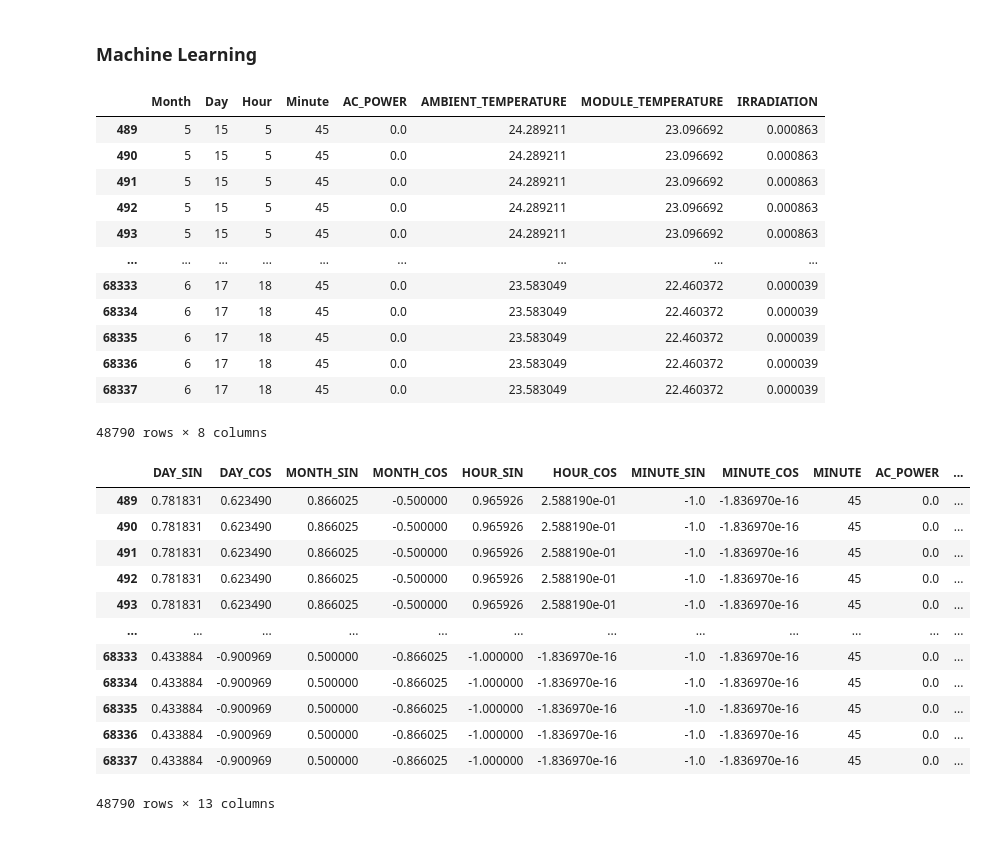
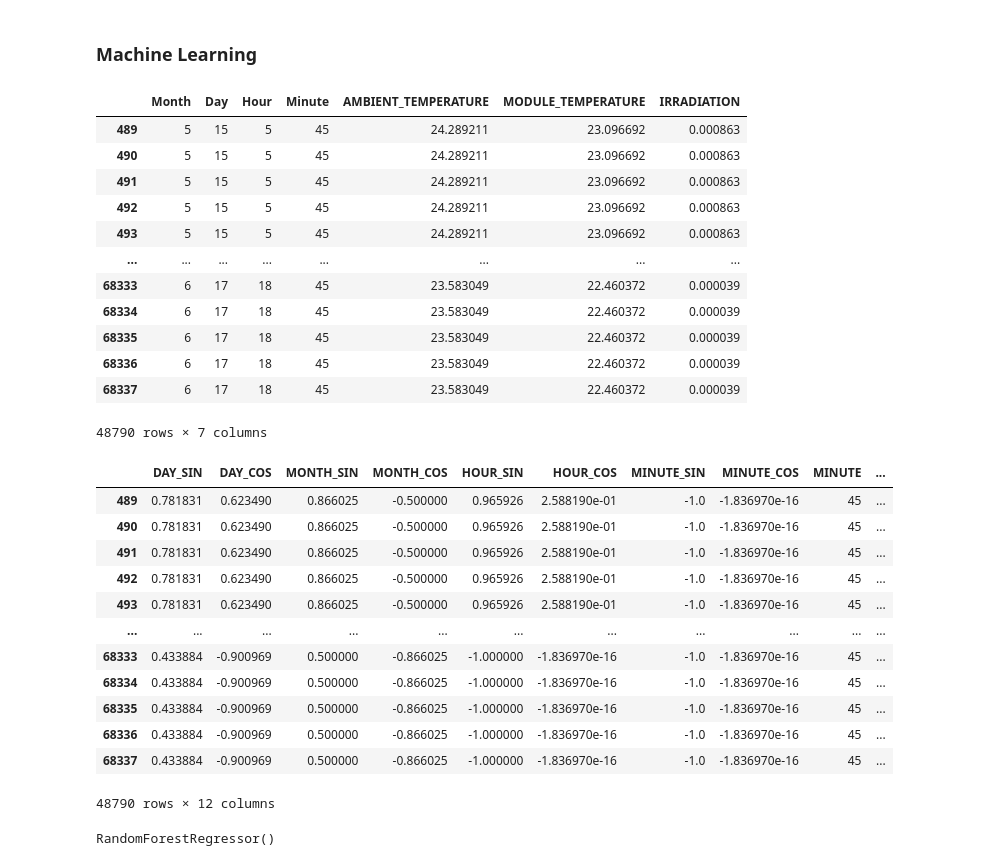
Before and after one commit to Karthik5412/Solar-Energy, a Jupyter notebook: making.ipynb, the cells around one changed output. Drawn from its saved outputs; the diff is of its cells as text; code cells hidden in the pictures.

Commit message:
1 Model done

```diff
--- a/making.ipynb
+++ b/making.ipynb
@@ -157,6 +157,6 @@ df['Hour'] = df['DATE_TIME'].dt.hour
 df['Minute'] = df['DATE_TIME'].dt.minute
 # %%
 df = df.drop(columns='DATE_TIME')
-df = df[['Month','Day','Hour','Minute', 'DC_POWER', 'AC_POWER', 'DAILY_YIELD', 'TOTAL_YIELD','AMBIENT_TEMPERATURE', 'MODULE_TEMPERATURE', 'IRRADIATION']]
+df = df[['Month','Day','Hour','Minute', 'DC_POWER',  'DAILY_YIELD', 'TOTAL_YIELD','AMBIENT_TEMPERATURE', 'MODULE_TEMPERATURE', 'IRRADIATION']]
 df
 # %% [output]
@@ -182,19 +182,19 @@ y = df['DC_POWER']
 x_encoded = x.copy()
 x_encoded
 # %% [output]
-|  | Month | Day | Hour | Minute | AC_POWER | AMBIENT_TEMPERATURE | MODULE_TEMPERATURE | IRRADIATION |
-| 489 | 5 | 15 | 5 | 45 | 0.0 | 24.289211 | 23.096692 | 0.000863 |
-| 490 | 5 | 15 | 5 | 45 | 0.0 | 24.289211 | 23.096692 | 0.000863 |
-| 491 | 5 | 15 | 5 | 45 | 0.0 | 24.289211 | 23.096692 | 0.000863 |
-| 492 | 5 | 15 | 5 | 45 | 0.0 | 24.289211 | 23.096692 | 0.000863 |
-| 493 | 5 | 15 | 5 | 45 | 0.0 | 24.289211 | 23.096692 | 0.000863 |
-| ... | ... | ... | ... | ... | ... | ... | ... | ... |
-| 68333 | 6 | 17 | 18 | 45 | 0.0 | 23.583049 | 22.460372 | 0.000039 |
-| 68334 | 6 | 17 | 18 | 45 | 0.0 | 23.583049 | 22.460372 | 0.000039 |
-| 68335 | 6 | 17 | 18 | 45 | 0.0 | 23.583049 | 22.460372 | 0.000039 |
-| 68336 | 6 | 17 | 18 | 45 | 0.0 | 23.583049 | 22.460372 | 0.000039 |
-| 68337 | 6 | 17 | 18 | 45 | 0.0 | 23.583049 | 22.460372 | 0.000039 |
+|  | Month | Day | Hour | Minute | AMBIENT_TEMPERATURE | MODULE_TEMPERATURE | IRRADIATION |
+| 489 | 5 | 15 | 5 | 45 | 24.289211 | 23.096692 | 0.000863 |
+| 490 | 5 | 15 | 5 | 45 | 24.289211 | 23.096692 | 0.000863 |
+| 491 | 5 | 15 | 5 | 45 | 24.289211 | 23.096692 | 0.000863 |
+| 492 | 5 | 15 | 5 | 45 | 24.289211 | 23.096692 | 0.000863 |
+| 493 | 5 | 15 | 5 | 45 | 24.289211 | 23.096692 | 0.000863 |
+| ... | ... | ... | ... | ... | ... | ... | ... |
+| 68333 | 6 | 17 | 18 | 45 | 23.583049 | 22.460372 | 0.000039 |
+| 68334 | 6 | 17 | 18 | 45 | 23.583049 | 22.460372 | 0.000039 |
+| 68335 | 6 | 17 | 18 | 45 | 23.583049 | 22.460372 | 0.000039 |
+| 68336 | 6 | 17 | 18 | 45 | 23.583049 | 22.460372 | 0.000039 |
+| 68337 | 6 | 17 | 18 | 45 | 23.583049 | 22.460372 | 0.000039 |
-48790 rows × 8 columns
+48790 rows × 7 columns
 # %%
 # We have only one challenge all are numbers only time and date
 # Here I am using cyclic encoding
@@ -214,19 +214,19 @@ x_encoded['day_cos'] = np.cos(2 * np.pi * x['Day'] / 7)
 x_encoded = x_encoded.drop(columns= ['Month','Day', 'Hour', 'Hour'])
 x_encoded.columns = x_encoded.columns.str.upper()
 # %%
-x_encoded = x_encoded[['DAY_SIN', 'DAY_COS','MONTH_SIN', 'MONTH_COS','HOUR_SIN', 'HOUR_COS','MINUTE_SIN', 'MINUTE_COS','MINUTE', 'AC_POWER', 'AMBIENT_TEMPERATURE', 'MODULE_TEMPERATURE','IRRADIATION']]
+x_encoded = x_encoded[['DAY_SIN', 'DAY_COS','MONTH_SIN', 'MONTH_COS','HOUR_SIN', 'HOUR_COS','MINUTE_SIN', 'MINUTE_COS','MINUTE',  'AMBIENT_TEMPERATURE', 'MODULE_TEMPERATURE','IRRADIATION']]
 x_encoded
 # %% [output]
-|  | DAY_SIN | DAY_COS | MONTH_SIN | MONTH_COS | HOUR_SIN | HOUR_COS | MINUTE_SIN | MINUTE_COS | MINUTE | AC_POWER | ... |
-| 489 | 0.781831 | 0.623490 | 0.866025 | -0.500000 | 0.965926 | 2.588190e-01 | -1.0 | -1.836970e-16 | 45 | 0.0 | ... |
-| 490 | 0.781831 | 0.623490 | 0.866025 | -0.500000 | 0.965926 | 2.588190e-01 | -1.0 | -1.836970e-16 | 45 | 0.0 | ... |
-| 491 | 0.781831 | 0.623490 | 0.866025 | -0.500000 | 0.965926 | 2.588190e-01 | -1.0 | -1.836970e-16 | 45 | 0.0 | ... |
-| 492 | 0.781831 | 0.623490 | 0.866025 | -0.500000 | 0.965926 | 2.588190e-01 | -1.0 | -1.836970e-16 | 45 | 0.0 | ... |
-| 493 | 0.781831 | 0.623490 | 0.866025 | -0.500000 | 0.965926 | 2.588190e-01 | -1.0 | -1.836970e-16 | 45 | 0.0 | ... |
-| ... | ... | ... | ... | ... | ... | ... | ... | ... | ... | ... | ... |
-| 68333 | 0.433884 | -0.900969 | 0.500000 | -0.866025 | -1.000000 | -1.836970e-16 | -1.0 | -1.836970e-16 | 45 | 0.0 | ... |
-| 68334 | 0.433884 | -0.900969 | 0.500000 | -0.866025 | -1.000000 | -1.836970e-16 | -1.0 | -1.836970e-16 | 45 | 0.0 | ... |
-| 68335 | 0.433884 | -0.900969 | 0.500000 | -0.866025 | -1.000000 | -1.836970e-16 | -1.0 | -1.836970e-16 | 45 | 0.0 | ... |
-| 68336 | 0.433884 | -0.900969 | 0.500000 | -0.866025 | -1.000000 | -1.836970e-16 | -1.0 | -1.836970e-16 | 45 | 0.0 | ... |
-| 68337 | 0.433884 | -0.900969 | 0.500000 | -0.866025 | -1.000000 | -1.836970e-16 | -1.0 | -1.836970e-16 | 45 | 0.0 | ... |
+|  | DAY_SIN | DAY_COS | MONTH_SIN | MONTH_COS | HOUR_SIN | HOUR_COS | MINUTE_SIN | MINUTE_COS | MINUTE | ... |
+| 489 | 0.781831 | 0.623490 | 0.866025 | -0.500000 | 0.965926 | 2.588190e-01 | -1.0 | -1.836970e-16 | 45 | ... |
+| 490 | 0.781831 | 0.623490 | 0.866025 | -0.500000 | 0.965926 | 2.588190e-01 | -1.0 | -1.836970e-16 | 45 | ... |
+| 491 | 0.781831 | 0.623490 | 0.866025 | -0.500000 | 0.965926 | 2.588190e-01 | -1.0 | -1.836970e-16 | 45 | ... |
+| 492 | 0.781831 | 0.623490 | 0.866025 | -0.500000 | 0.965926 | 2.588190e-01 | -1.0 | -1.836970e-16 | 45 | ... |
+| 493 | 0.781831 | 0.623490 | 0.866025 | -0.500000 | 0.965926 | 2.588190e-01 | -1.0 | -1.836970e-16 | 45 | ... |
+| ... | ... | ... | ... | ... | ... | ... | ... | ... | ... | ... |
+| 68333 | 0.433884 | -0.900969 | 0.500000 | -0.866025 | -1.000000 | -1.836970e-16 | -1.0 | -1.836970e-16 | 45 | ... |
+| 68334 | 0.433884 | -0.900969 | 0.500000 | -0.866025 | -1.000000 | -1.836970e-16 | -1.0 | -1.836970e-16 | 45 | ... |
+| 68335 | 0.433884 | -0.900969 | 0.500000 | -0.866025 | -1.000000 | -1.836970e-16 | -1.0 | -1.836970e-16 | 45 | ... |
+| 68336 | 0.433884 | -0.900969 | 0.500000 | -0.866025 | -1.000000 | -1.836970e-16 | -1.0 | -1.836970e-16 | 45 | ... |
+| 68337 | 0.433884 | -0.900969 | 0.500000 | -0.866025 | -1.000000 | -1.836970e-16 | -1.0 | -1.836970e-16 | 45 | ... |
-48790 rows × 13 columns
+48790 rows × 12 columns
@@ -232,0 +246,4 @@ x_encoded
+# %%
+model.fit(x_train,y_train)
+# %% [output]
+RandomForestRegressor()
```
Also changed, not shown: parts of 11 cells of this notebook.
